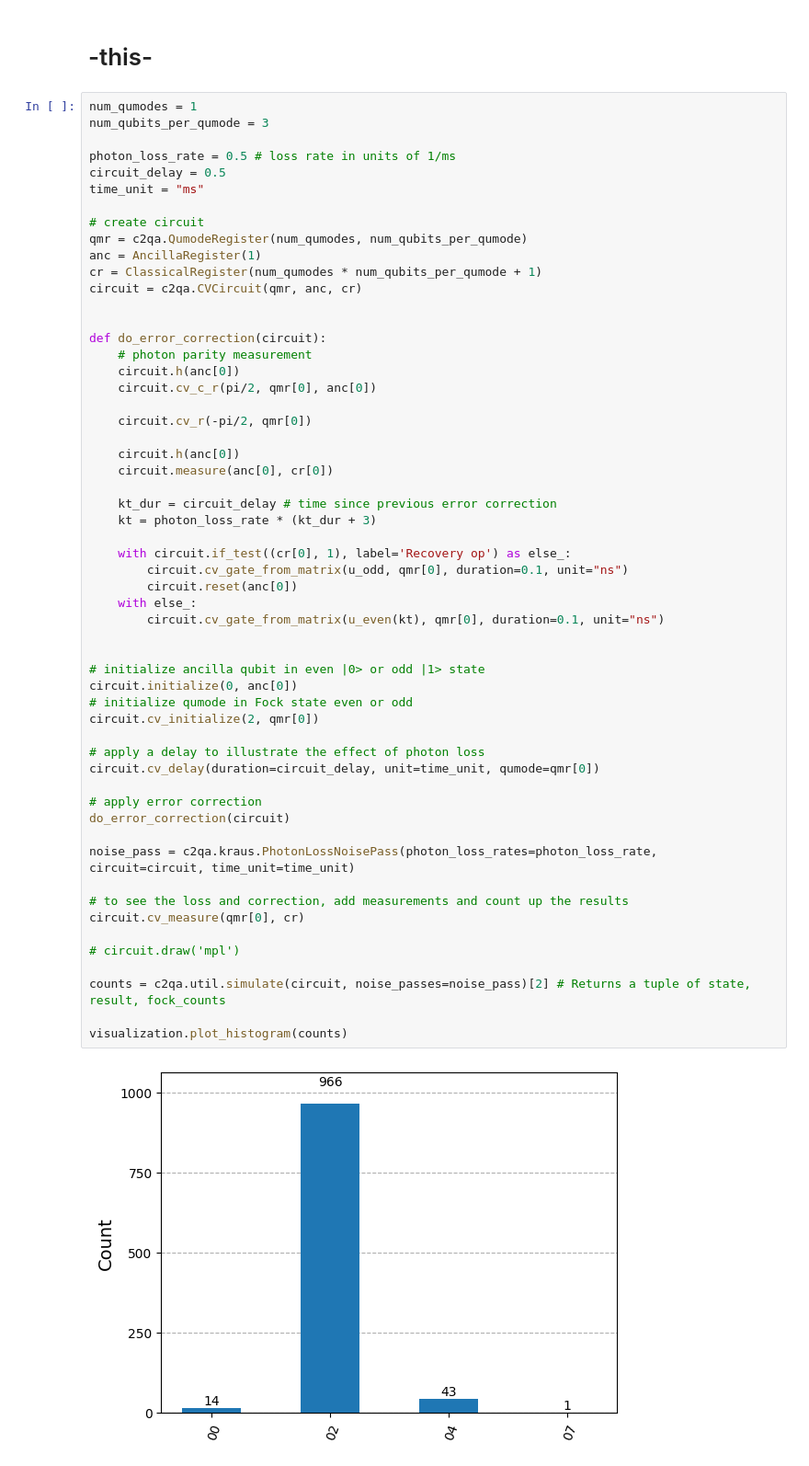
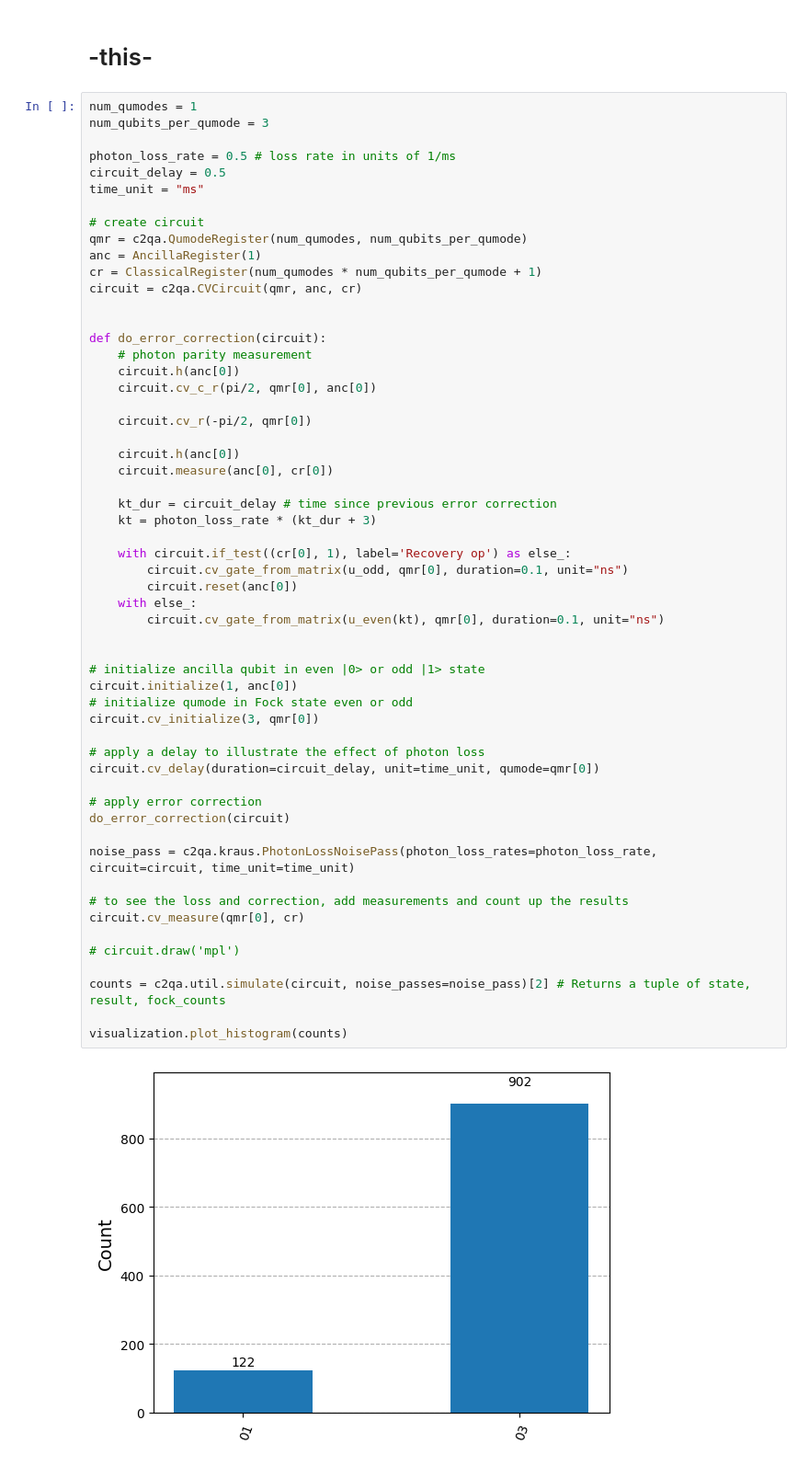
Before and after one commit to BenjaminBurghouwt/exploring-bosonic-qiskit-qec, a Jupyter notebook: src/bosonic_error_correction.ipynb, the cells around one changed output. Shown at 92% size. Drawn from its saved outputs; the diff is of its cells as text.

```diff
--- a/src/bosonic_error_correction.ipynb
+++ b/src/bosonic_error_correction.ipynb
@@ -145,33 +145,33 @@ def do_error_correction(circuit):
     kt_dur = circuit_delay # time since previous error correction
     kt = photon_loss_rate * (kt_dur + 3)
 
     with circuit.if_test((cr[0], 1), label='Recovery op') as else_:
         circuit.cv_gate_from_matrix(u_odd, qmr[0], duration=0.1, unit="ns")
         circuit.reset(anc[0])
     with else_:
         circuit.cv_gate_from_matrix(u_even(kt), qmr[0], duration=0.1, unit="ns")
 
 
 # initialize ancilla qubit in even |0> or odd |1> state
-circuit.initialize(0, anc[0])
+circuit.initialize(1, anc[0])
 # initialize qumode in Fock state even or odd
-circuit.cv_initialize(2, qmr[0])
+circuit.cv_initialize(3, qmr[0])
 
 # apply a delay to illustrate the effect of photon loss
 circuit.cv_delay(duration=circuit_delay, unit=time_unit, qumode=qmr[0])
 
 # apply error correction
 do_error_correction(circuit)
 
 noise_pass = c2qa.kraus.PhotonLossNoisePass(photon_loss_rates=photon_loss_rate, circuit=circuit, time_unit=time_unit)
 
 # to see the loss and correction, add measurements and count up the results
 circuit.cv_measure(qmr[0], cr)
 
 # circuit.draw('mpl')
 
 counts = c2qa.util.simulate(circuit, noise_passes=noise_pass)[2] # Returns a tuple of state, result, fock_counts
 
 visualization.plot_histogram(counts)
 # %% [output]
-[figure, old version]
+[figure, new version]
```
Also changed, not shown: parts of 1 cell of this notebook, 1 other file.
